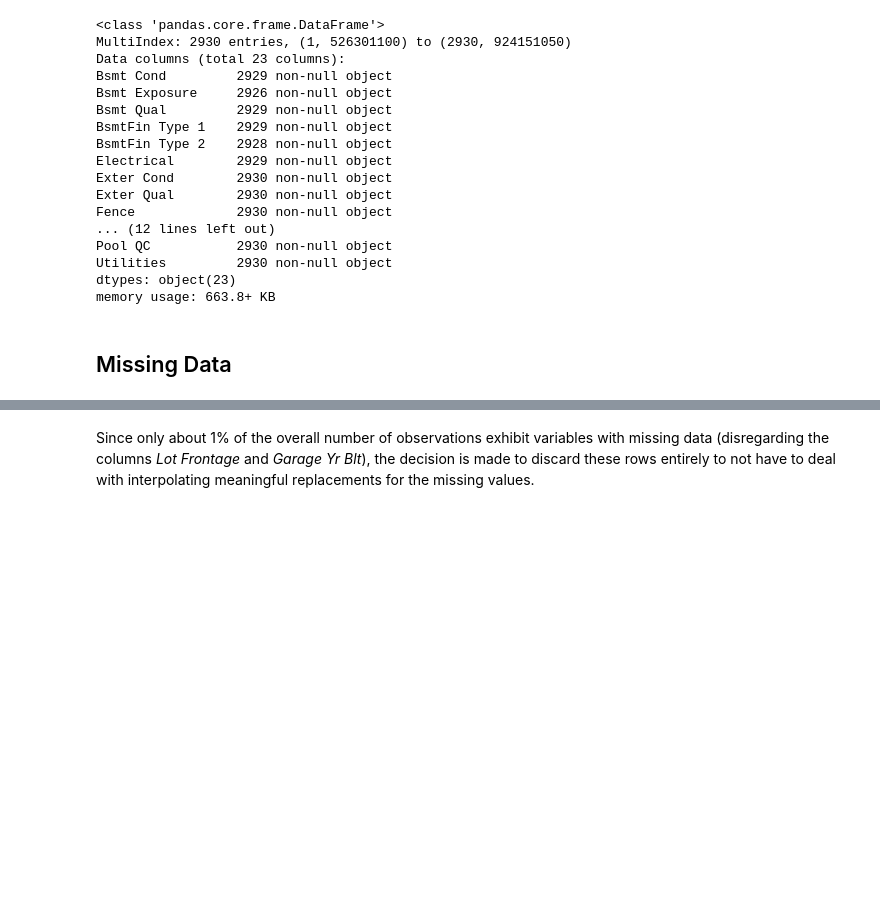
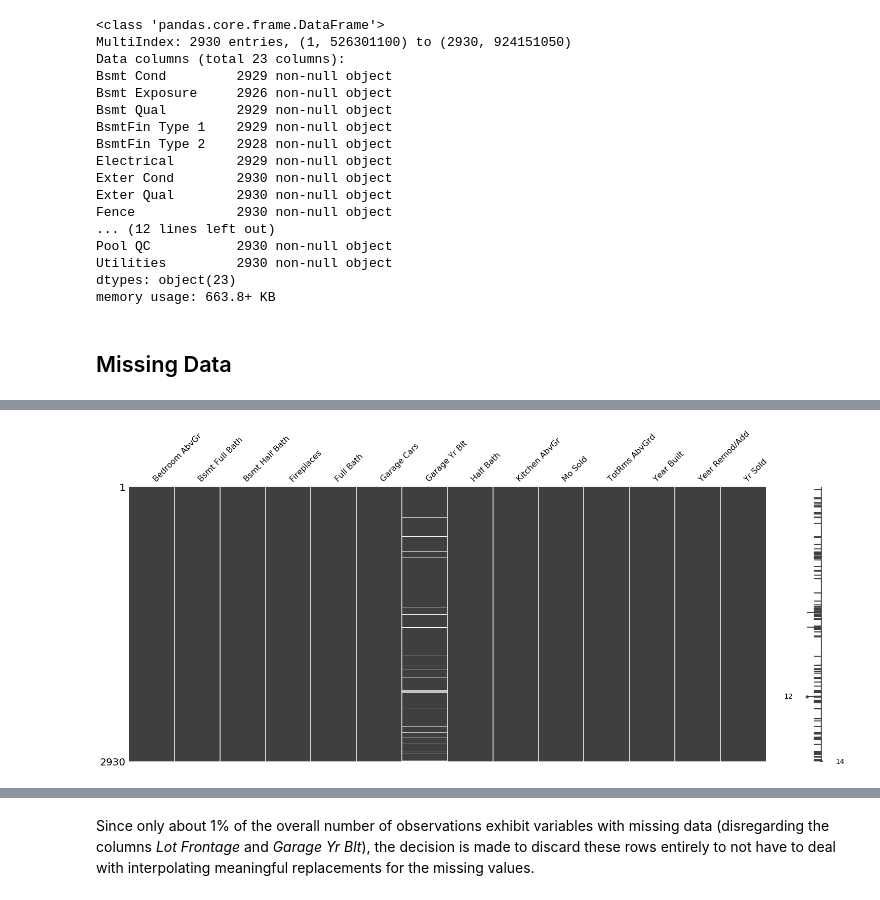
Before and after one commit to webartifex/ames-housing, a Jupyter notebook: 1_data_cleaning.ipynb, the cells around one changed output, grey strips where cells are left out. Drawn from its saved outputs; the diff is of its cells as text; code cells hidden in the pictures; blank space fills up the shorter version.

```diff
--- a/1_data_cleaning.ipynb
+++ b/1_data_cleaning.ipynb
@@ -437,0 +447,4 @@ memory usage: 663.8+ KB
+# %%
+msno.matrix(df[DISCRETE_VARIABLES]);
+# %% [output]
+[figure, added]
```
Also changed, not shown: parts of 9 cells of this notebook, 2 other files.
